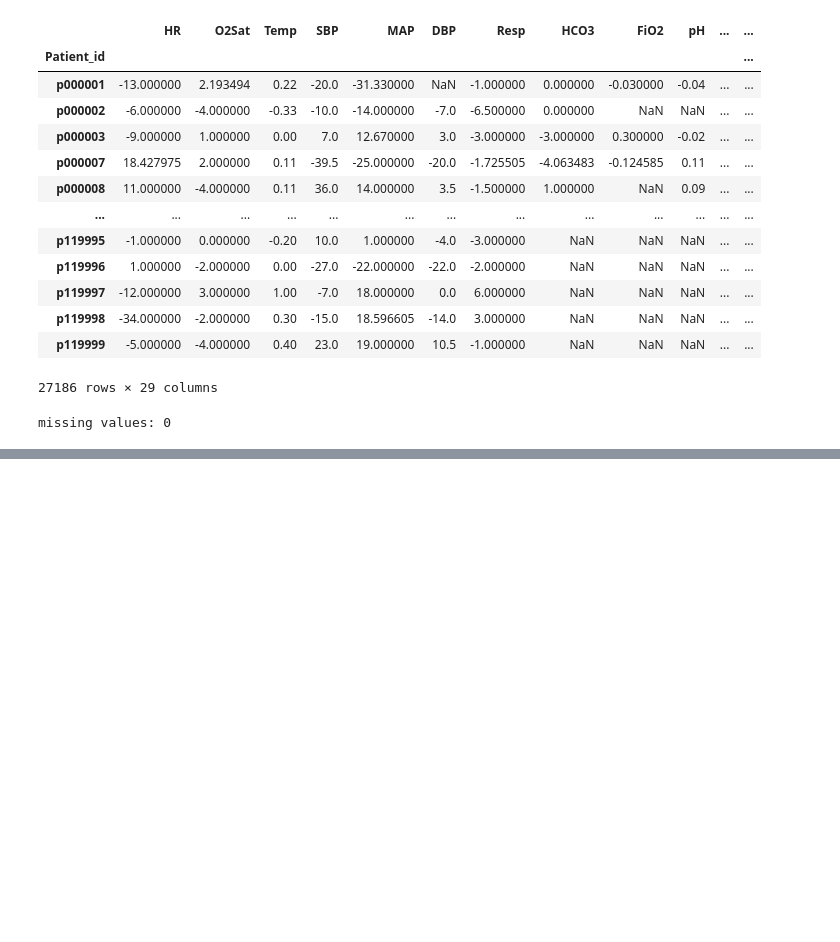
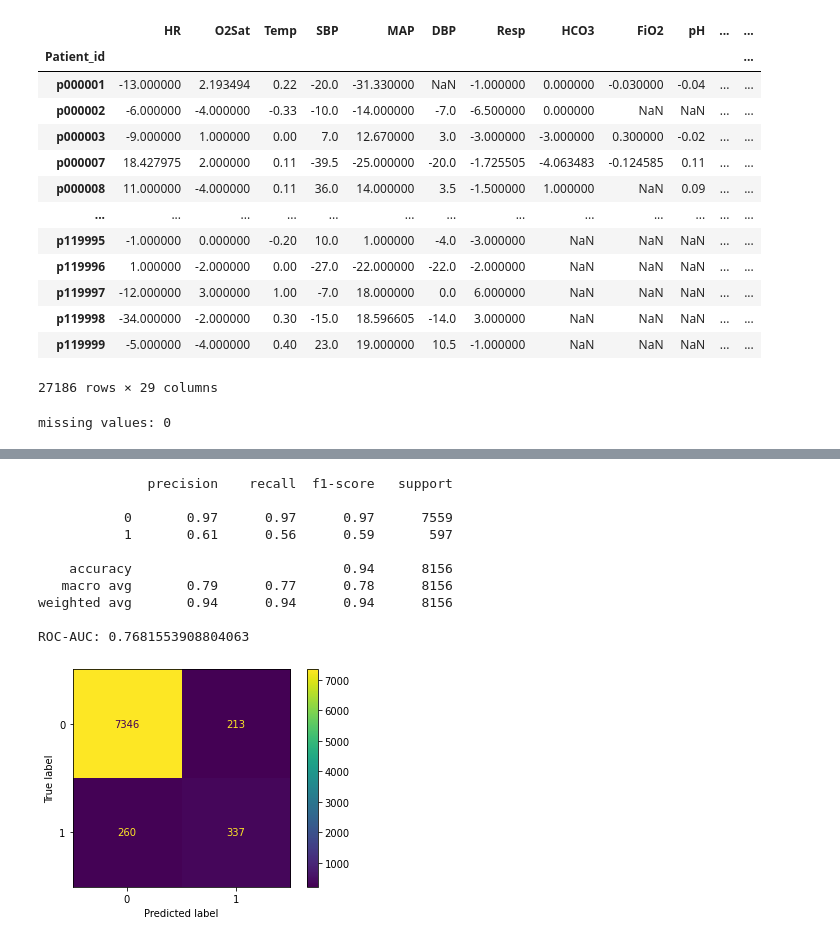
Before and after one commit to eddie8615/ml_bioinfo_hi, a Jupyter notebook: assignment/k21134342_ML_assignment.ipynb, the cells around one changed output, grey strips where cells are left out. Cells and saved outputs as stored; diff of their text form; code cells hidden in the pictures; blank space fills up the shorter version.

```diff
--- a/assignment/k21134342_ML_assignment.ipynb
+++ b/assignment/k21134342_ML_assignment.ipynb
@@ -445,0 +474,16 @@ The base model has very good classification performance as its roc_auc score is
+# %%
+y_pred = xgb.predict(X_test)
+
+calc_performance(y_test, y_pred)
+# %% [output]
+              precision    recall  f1-score   support
+
+           0       0.97      0.97      0.97      7559
+           1       0.61      0.56      0.59       597
+
+    accuracy                           0.94      8156
+   macro avg       0.79      0.77      0.78      8156
+weighted avg       0.94      0.94      0.94      8156
+
+ROC-AUC: 0.7681553908804063
+[figure, added]
```
Also changed, not shown: parts of 25 cells of this notebook, 7 other files.
